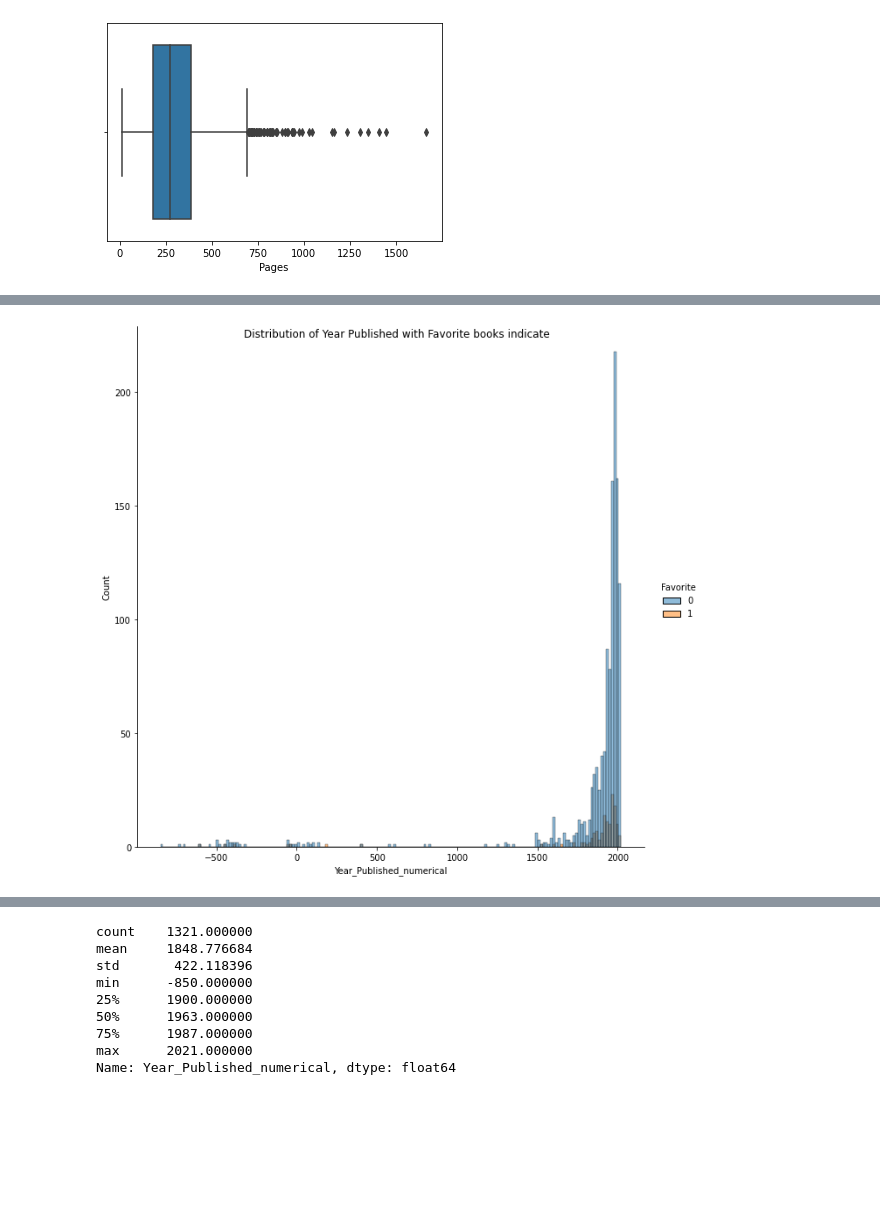
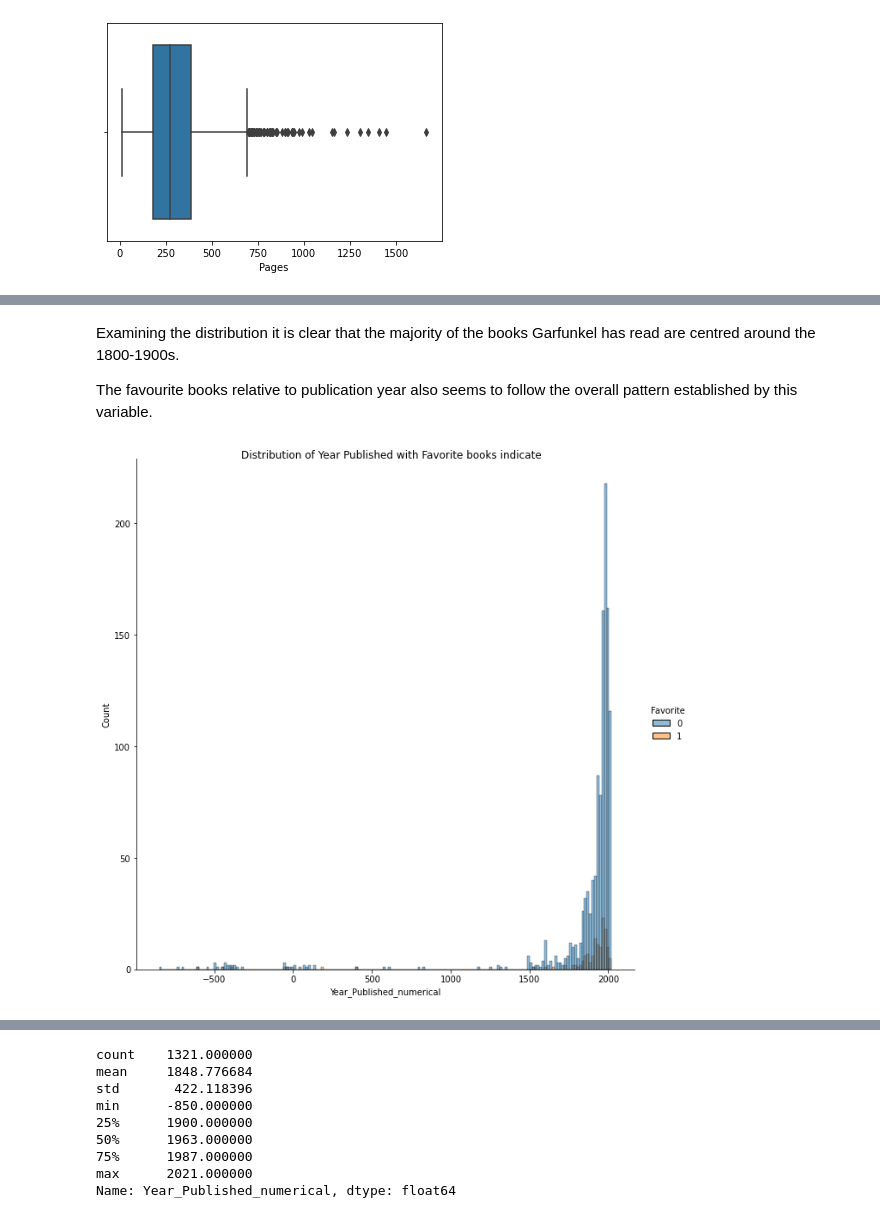
Before and after one commit to Lostinworlds/ModellingFavouriteBooks, a Jupyter notebook: predicting-garfunkel-s-favourite-book.ipynb, the cells around one changed output, grey strips where cells are left out. Saved outputs shown, nothing was run; the diff lists cells and outputs as text; code cells hidden in the pictures; blank space fills up the shorter version.

Commit message:
Kaggle Notebook | Predicting Garfunkel's Favourite Book  | Version 3

```diff
--- a/predicting-garfunkel-s-favourite-book.ipynb
+++ b/predicting-garfunkel-s-favourite-book.ipynb
@@ -184,9 +224,13 @@ df["Year_Published_numerical"] = df["Year Published"].apply(lambda x: "-"+x[:-2]
 
 # revise the data to numerical values
 df["Year_Published_numerical"] = df["Year_Published_numerical"].astype(int)
+# %% [markdown]
+Examining the distribution it is clear that the majority of the books Garfunkel has read are centred around the 1800-1900s.
+
+The favourite books relative to publication year also seems to follow the overall pattern established by this variable.
 # %%
 sns.displot(x = "Year_Published_numerical", data = df, hue = "Favorite", height = 9)
-plt.suptitle("Distribution of Year Published with Favorite books indicate")
+plt.suptitle("Distribution of Year Published with Favorite books indicate", y = 1)
 plt.show()
 # %% [output]
-[figure, old version]
+[figure, new version]
```
Also changed, not shown: parts of 46 cells of this notebook.
